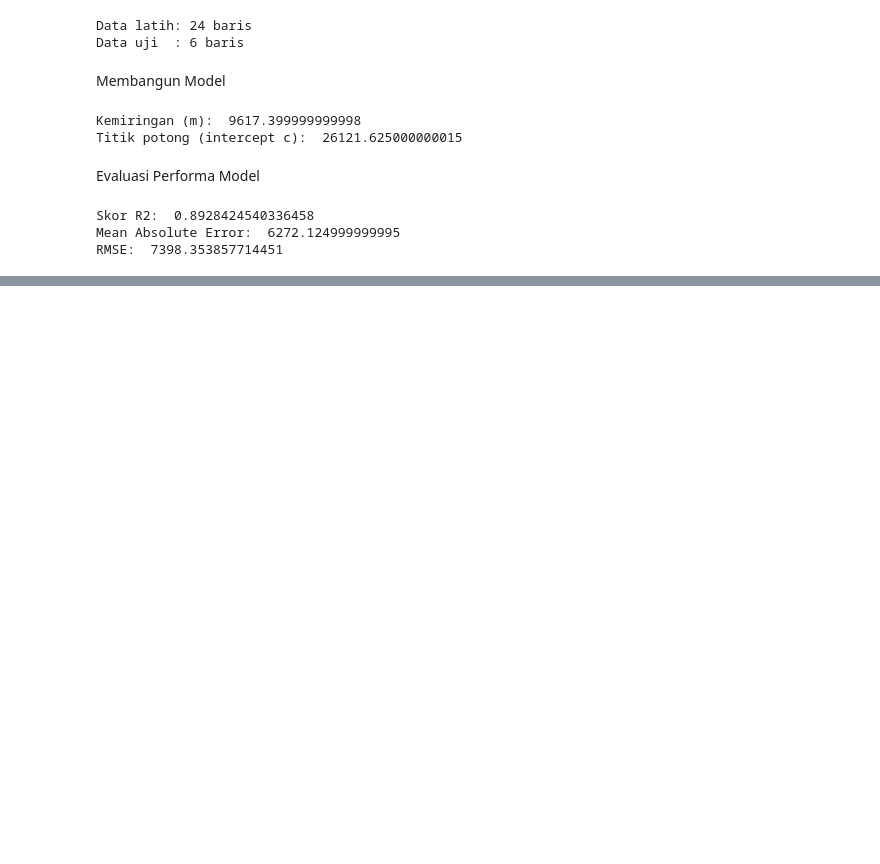
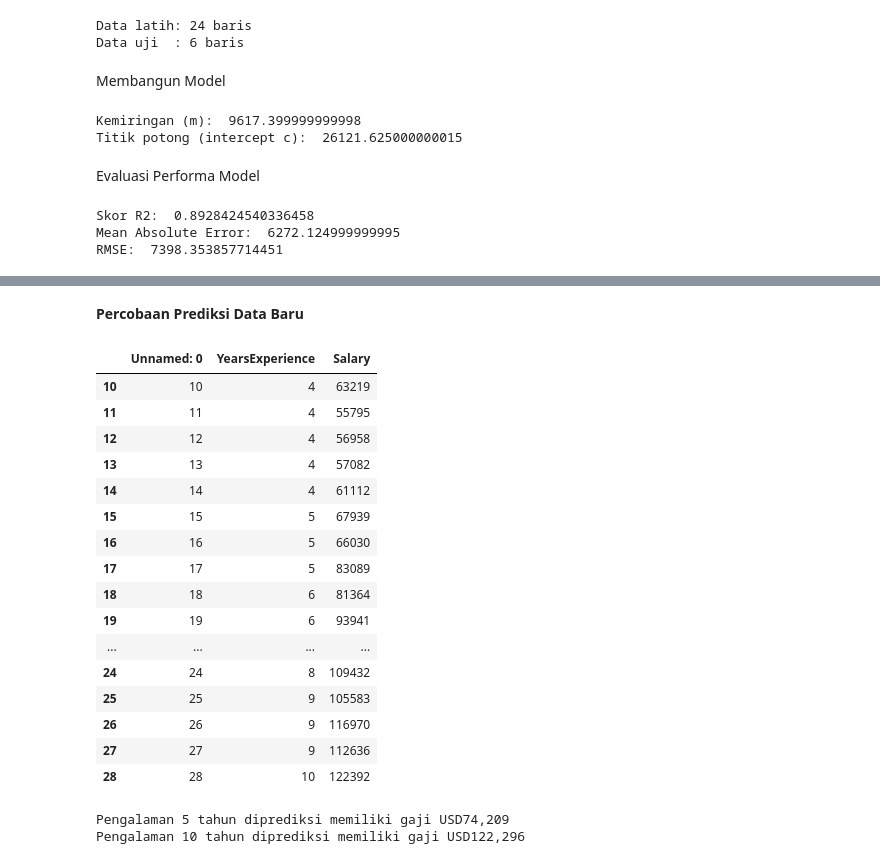
Before and after one commit to Gra0105/Salary-Linear-Regression, a Jupyter notebook: salaryLinearRegression.ipynb, the cells around one changed output, grey strips where cells are left out. Drawn from its saved outputs; the diff is of its cells as text; code cells hidden in the pictures; blank space fills up the shorter version.

```diff
--- a/salaryLinearRegression.ipynb
+++ b/salaryLinearRegression.ipynb
@@ -247,0 +272,32 @@ RMSE:  7398.353857714451
+# %% [markdown]
+**Percobaan Prediksi Data Baru**
+# %%
+df.iloc[10:29]
+# %% [output]
+|  | Unnamed: 0 | YearsExperience | Salary |
+| 10 | 10 | 4 | 63219 |
+| 11 | 11 | 4 | 55795 |
+| 12 | 12 | 4 | 56958 |
+| 13 | 13 | 4 | 57082 |
+| 14 | 14 | 4 | 61112 |
+| 15 | 15 | 5 | 67939 |
+| 16 | 16 | 5 | 66030 |
+| 17 | 17 | 5 | 83089 |
+| 18 | 18 | 6 | 81364 |
+| 19 | 19 | 6 | 93941 |
+| ... | ... | ... | ... |
+| 24 | 24 | 8 | 109432 |
+| 25 | 25 | 9 | 105583 |
+| 26 | 26 | 9 | 116970 |
+| 27 | 27 | 9 | 112636 |
+| 28 | 28 | 10 | 122392 |
+# %%
+# Menghitung perkiraan gaji seseorang dengan pengalaman 5 tahun dan 10 tahun
+data_pengalaman = np.array([[5],[10]])
+prediksi_gaji = model.predict(data_pengalaman)
+
+for pengalaman, gaji in zip(data_pengalaman, prediksi_gaji):
+    print(f"Pengalaman {pengalaman[0]} tahun diprediksi memiliki gaji USD{gaji:,.0f}")
+# %% [output]
+Pengalaman 5 tahun diprediksi memiliki gaji USD74,209
+Pengalaman 10 tahun diprediksi memiliki gaji USD122,296
```
Also changed, not shown: parts of 2 cells of this notebook.
